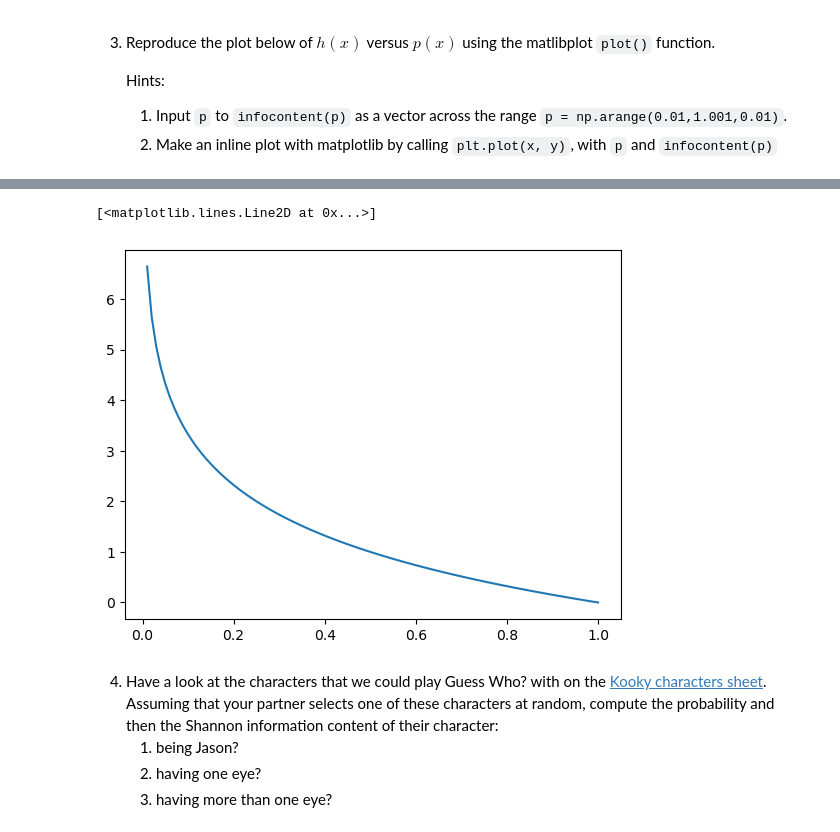
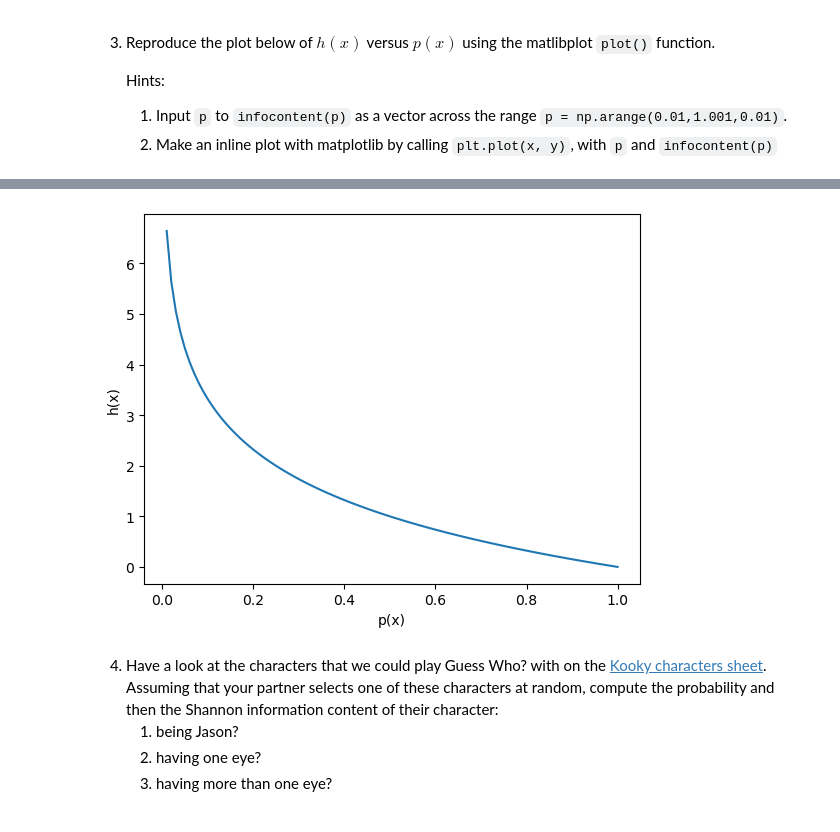
Before and after one commit to jlizier/jidt, a Jupyter notebook: course/Module01-Entropy/PythonSimpleFunctions/completed/Module_1_notebook_solutions.ipynb, the cells around one changed output, grey strips where cells are left out. Cells and saved outputs as stored; diff of their text form; code cells hidden in the pictures.

```diff
--- a/course/Module01-Entropy/PythonSimpleFunctions/completed/Module_1_notebook_solutions.ipynb
+++ b/course/Module01-Entropy/PythonSimpleFunctions/completed/Module_1_notebook_solutions.ipynb
@@ -82,12 +82,13 @@ print(infocontent(19/20))
 # %%
 # Define the array for p
 p = np.arange(0.01,1.001,0.01);
 # Compute the infocontent() of the array p
-# Make the plot
+# Make the plot and don't forget to label axes
 plt.plot(p, infocontent(p))
+plt.xlabel('p(x)');
+plt.ylabel('h(x)');
 # %% [output]
-[<matplotlib.lines.Line2D at 0x...>]
-[figure, old version]
+[figure, new version]
 # %% [markdown]
 4. Have a look at the characters that we could play Guess Who? with on the [Kooky characters sheet](https://web.archive.org/web/20170215034006/http://www.hasbro.com/upload/guesswho/GWc_Kooky-en_GB.pdf). Assuming that your partner selects one of these characters at random, compute the probability and then the Shannon information content of their character:
     1. being Jason?
```
Also changed, not shown: parts of 2 cells of this notebook, 7 other files.
